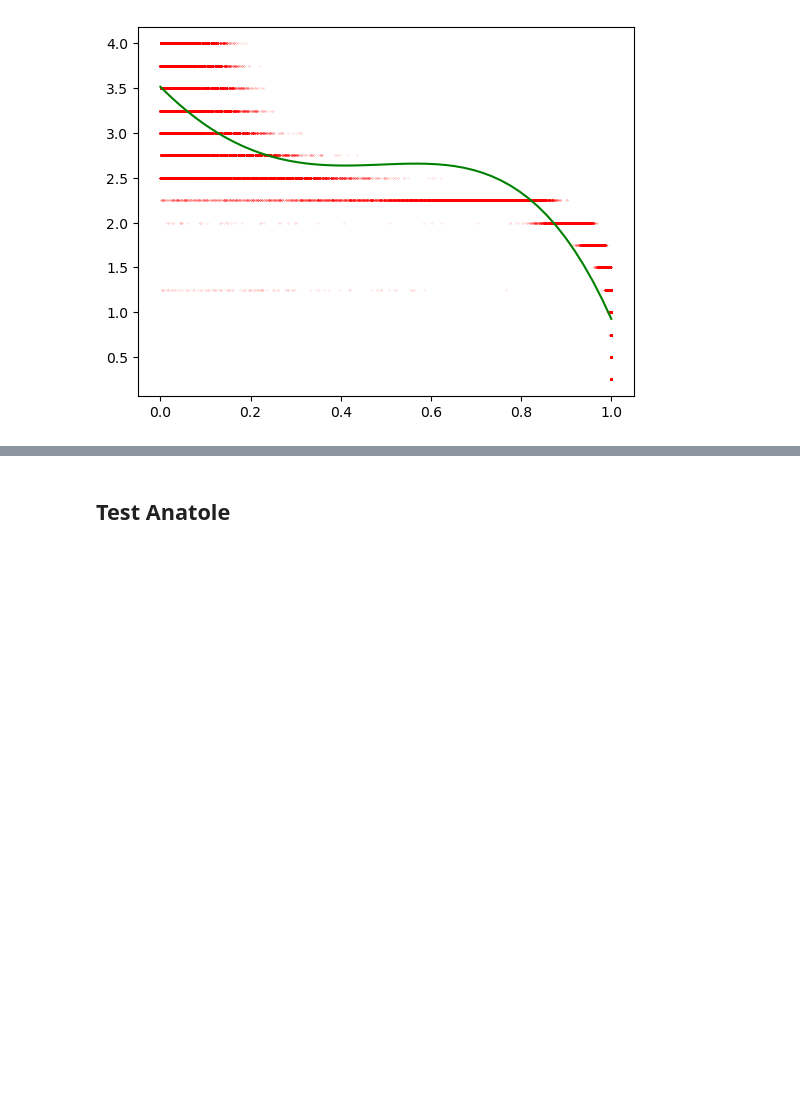
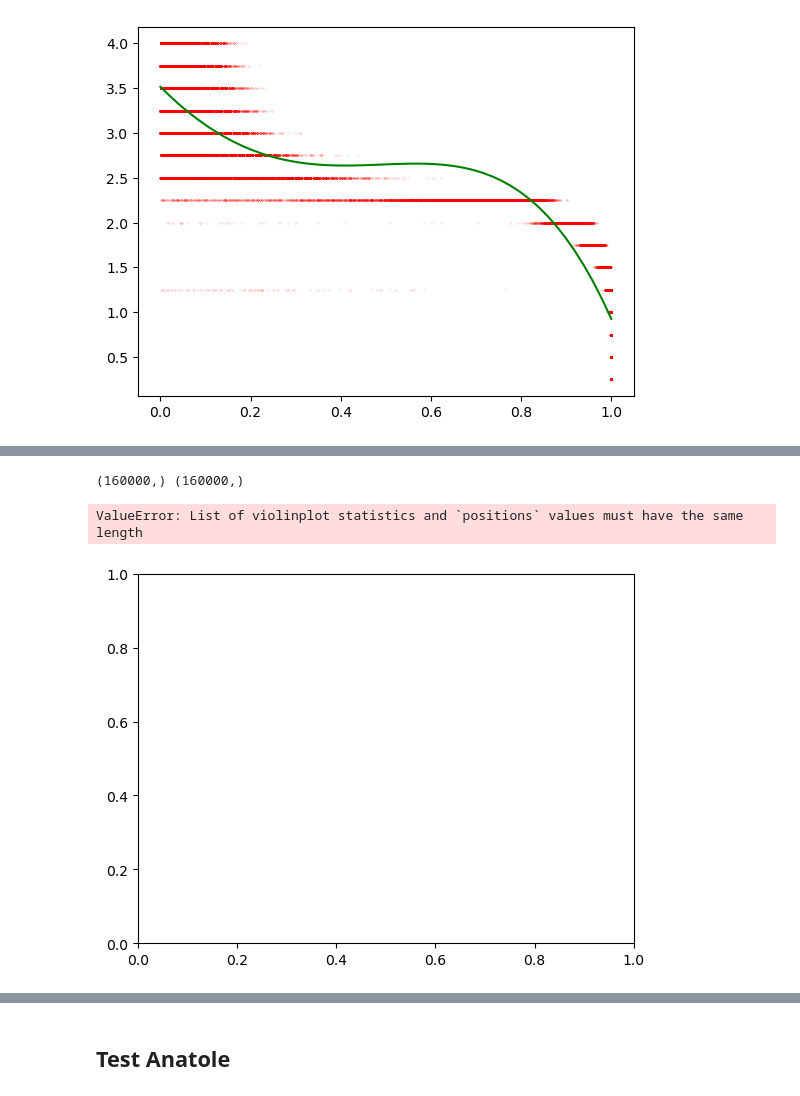
Before and after one commit to ma2this510/Ising-Model_IA_M1, a Jupyter notebook: Ising_projet.ipynb, the cells around one changed output, grey strips where cells are left out. Cells and saved outputs as stored; diff of their text form; code cells hidden in the pictures; blank space fills up the shorter version.

```diff
--- a/Ising_projet.ipynb
+++ b/Ising_projet.ipynb
@@ -296,0 +300,7 @@ plt.plot(xnew, ynew, c='g')
+# %%
+print(tot_data_sym.shape, tot_label.shape)
+plt.violinplot(tot_data_sym.reshape(16, 10000), np.linspace(0.25, 4, 16), vert=False)
+# %% [output]
+(160000,) (160000,)
+ValueError: List of violinplot statistics and `positions` values must have the same length
+[figure, added]
```
Also changed, not shown: parts of 7 cells of this notebook, 3 other files.
